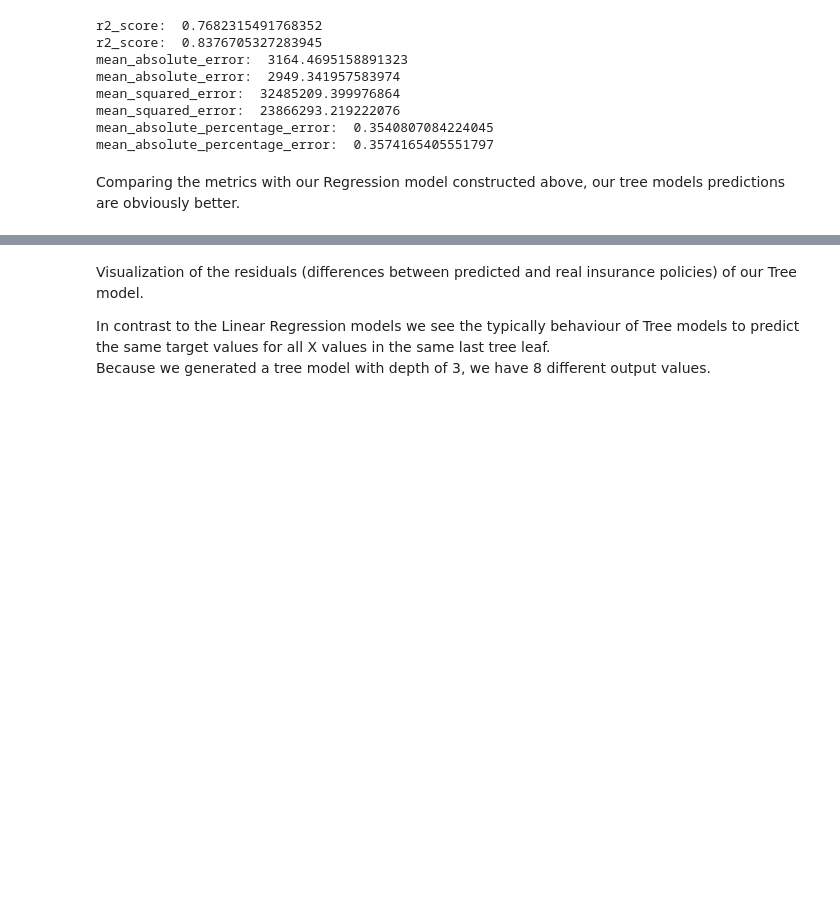
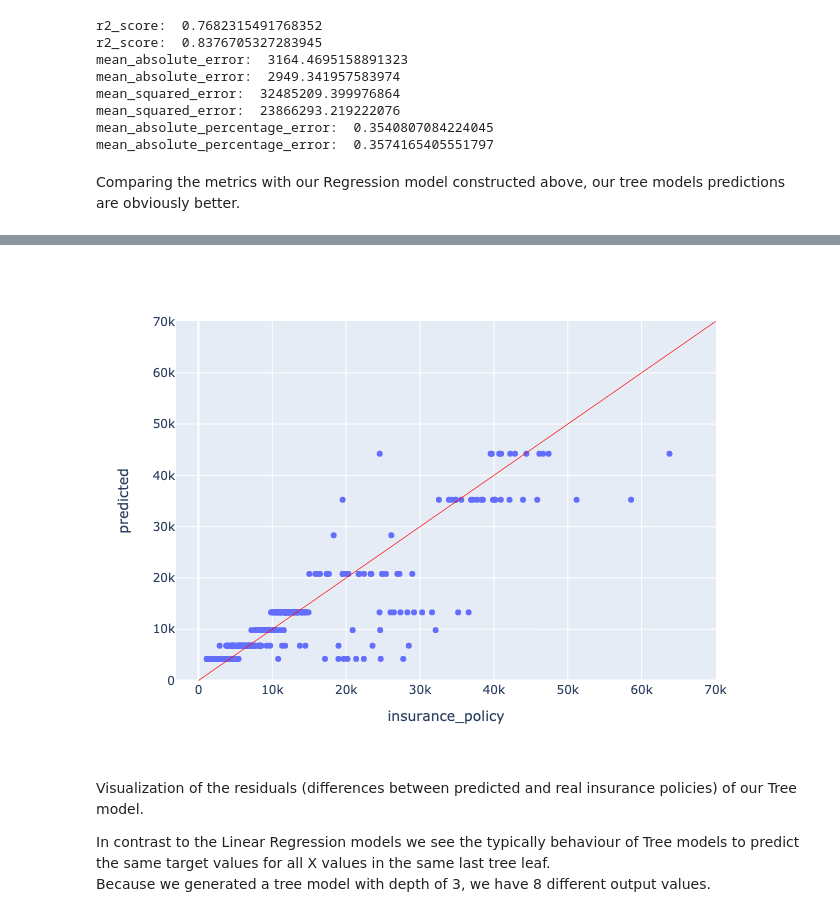
Before and after one commit to LuckyLuke91datascience/EDA-Health-Insurance, a Jupyter notebook: EDA + ML modelling.ipynb, the cells around one changed output, grey strips where cells are left out. Cells and saved outputs as stored; diff of their text form; code cells hidden in the pictures; blank space fills up the shorter version.

Commit message:
plotted graphs

```diff
--- a/EDA + ML modelling.ipynb
+++ b/EDA + ML modelling.ipynb
@@ -561,5 +561,5 @@ fig = px.scatter(comp_df, x='insurance_policy', y='predicted')
 fig.add_shape(type='line', x0=0, x1=70000, y0=0, y1=70000, opacity=0.8,
                     line=dict(color='red', width=1, dash='solid'),
                     xref='x', yref='y', layer='above')
-fig
+fig.show(renderer="png")
 # %% [output]
@@ -567,3 +566,4 @@ fig
+[figure, added]
 # %% [markdown]
 Visualization of the residuals (differences between predicted and real insurance policies) of our Tree model.
 
```
Also changed, not shown: parts of 10 cells of this notebook.
